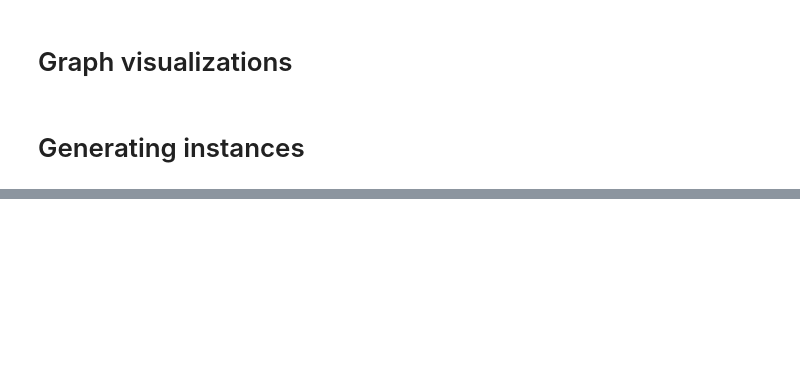
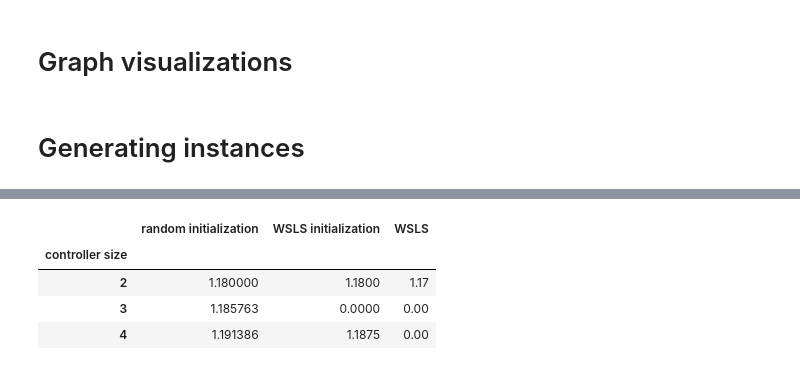
Before and after one commit to malikbf5/FSC-optimization, a Jupyter notebook: Bernoulli Bandits/Bernoulli Bandits.ipynb, the cells around one changed output, grey strips where cells are left out. Drawn from its saved outputs; the diff is of its cells as text; code cells hidden in the pictures; blank space fills up the shorter version.

```diff
--- a/Bernoulli Bandits/Bernoulli Bandits.ipynb
+++ b/Bernoulli Bandits/Bernoulli Bandits.ipynb
@@ -315,12 +335,12 @@ def actionselect_nodetrans(newmodelx, horiz_action = True, horiz_trans = False):
 # %%
-# Win Stay Lose Shift strategy for two node controller
-value_WSLS2 = [{"(q,s)":(qi,si), "V_WSLS_2(q,s)": 1.47 if qi == si else 0.87}
-            for (qi,si) in product(range(2),range(2))]
-value_WSLS2df = pd.DataFrame(value_WSLS2).T
-value_WSLS2df.columns = value_WSLS2df.iloc[0]
-value_WSLS2df.drop(value_WSLS2df.index[0], inplace=True)
-value_WSLS2df.insert(0,"mean value",float(value_WSLS2df.mean(axis=1)[0]))
-value_WSLS2df.insert(0,"objective funct",0.5* (1.47 + 0.87))
-value_WSLS2df.insert(2,"value for nodes V(q)", str([(1.47+0.87)/2 for i in range(2)]))
-value_WSLS2df.insert(3,"value for states V(s)", str([(1.47+0.87)/2 for i in range(2)]))
-value_WSLS2df
+# # Win Stay Lose Shift strategy for two node controller
+# value_WSLS2 = [{"(q,s)":(qi,si), "V_WSLS_2(q,s)": 1.47 if qi == si else 0.87}
+#             for (qi,si) in product(range(2),range(2))]
+# value_WSLS2df = pd.DataFrame(value_WSLS2).T
+# value_WSLS2df.columns = value_WSLS2df.iloc[0]
+# value_WSLS2df.drop(value_WSLS2df.index[0], inplace=True)
+# value_WSLS2df.insert(0,"mean value",float(value_WSLS2df.mean(axis=1)[0]))
+# value_WSLS2df.insert(0,"objective funct",0.5* (1.47 + 0.87))
+# value_WSLS2df.insert(2,"value for nodes V(q)", str([(1.47+0.87)/2 for i in range(2)]))
+# value_WSLS2df.insert(3,"value for states V(s)", str([(1.47+0.87)/2 for i in range(2)]))
+# value_WSLS2df
@@ -555,3 +577,16 @@ def opt_instances(num_nodes_list, num_instances_for_each_numnodes,num_states, nu
 # Node transitions given a controller size
 # with pd.option_context('display.max_rows', None,'display.max_columns', None,'display.precision', 3):
 # sol[controllersize]["node trans df"]
+# %%
+comparisondf = pd.DataFrame({"controller size":[2,3,4],
+                             "random initialization": list(sol["dataframe"]["mean obj"]),
+                             "WSLS initialization": [vwsls2["objective funct"][0],0, vwsls4["objective funct"][0]],
+                             "WSLS": [value_WSLS2df["objective funct"][0],0,0]})
+comparisondf.set_index("controller size", inplace=True)
+comparisondf
+# %% [output]
+|  | random initialization | WSLS initialization | WSLS |
+| controller size |  |  |  |
+| 2 | 1.180000 | 1.1800 | 1.17 |
+| 3 | 1.185763 | 0.0000 | 0.00 |
+| 4 | 1.191386 | 1.1875 | 0.00 |
```
Also changed, not shown: parts of 10 cells of this notebook.
